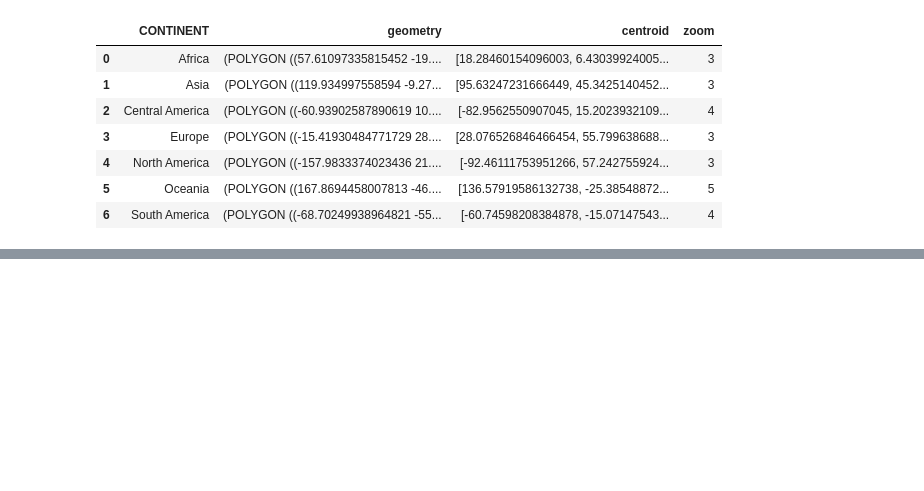
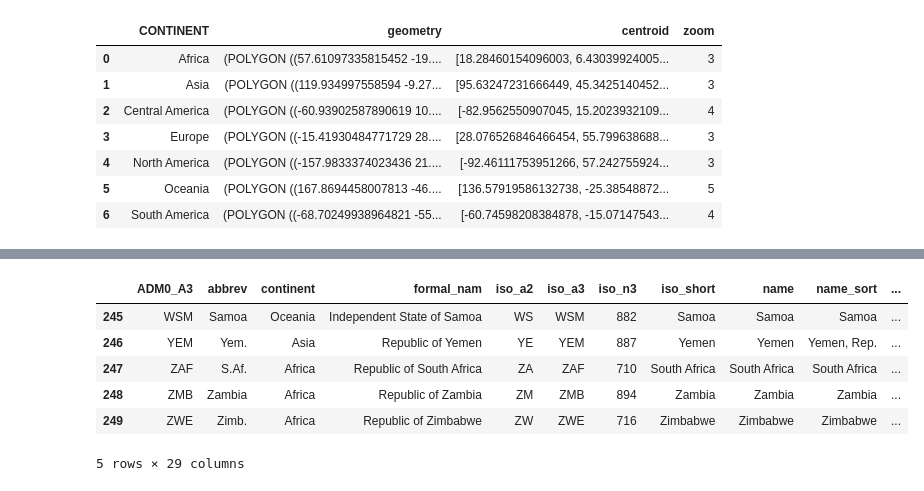
Before and after one commit to Vizzuality/data_sci_tutorials, a Jupyter notebook: work/Modifying_Shapefiles.ipynb, the cells around one changed output, grey strips where cells are left out. Cells and saved outputs as stored; diff of their text form; code cells hidden in the pictures; blank space fills up the shorter version.

```diff
--- a/work/gadm28_wilmap.ipynb
+++ b/work/Modifying_Shapefiles.ipynb
@@ -675,0 +855,22 @@ with open('./data/continent.js','w') as f:
+# %%
+countries_mask = countries['iso_a3'] != 'MAR'
+countries = countries[countries_mask]
+# %%
+countries_mask = countries['iso_a3'] != 'ATA'
+countries = countries[countries_mask]
+# %%
+countries_mask = countries['iso_a3'] != '-99'
+countries = countries[countries_mask]
+# %%
+countries_mask = countries['iso_a3'] != ''
+countries = countries[countries_mask]
+# %%
+countries.tail()
+# %% [output]
+|  | ADM0_A3 | abbrev | continent | formal_nam | iso_a2 | iso_a3 | iso_n3 | iso_short | name | name_sort | ... |
+| 245 | WSM | Samoa | Oceania | Independent State of Samoa | WS | WSM | 882 | Samoa | Samoa | Samoa | ... |
+| 246 | YEM | Yem. | Asia | Republic of Yemen | YE | YEM | 887 | Yemen | Yemen | Yemen, Rep. | ... |
+| 247 | ZAF | S.Af. | Africa | Republic of South Africa | ZA | ZAF | 710 | South Africa | South Africa | South Africa | ... |
+| 248 | ZMB | Zambia | Africa | Republic of Zambia | ZM | ZMB | 894 | Zambia | Zambia | Zambia | ... |
+| 249 | ZWE | Zimb. | Africa | Republic of Zimbabwe | ZW | ZWE | 716 | Zimbabwe | Zimbabwe | Zimbabwe | ... |
+5 rows × 29 columns
```
Also changed, not shown: parts of 39 cells of this notebook.
